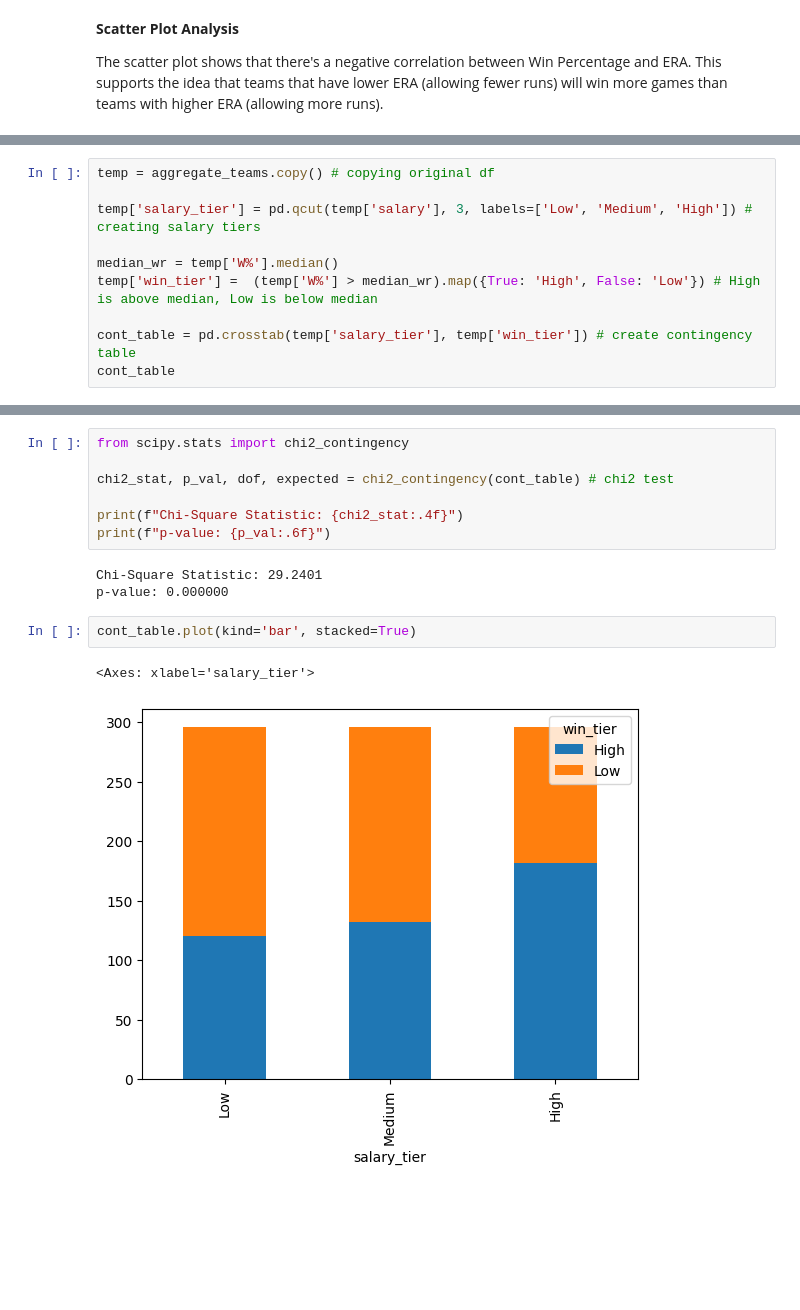
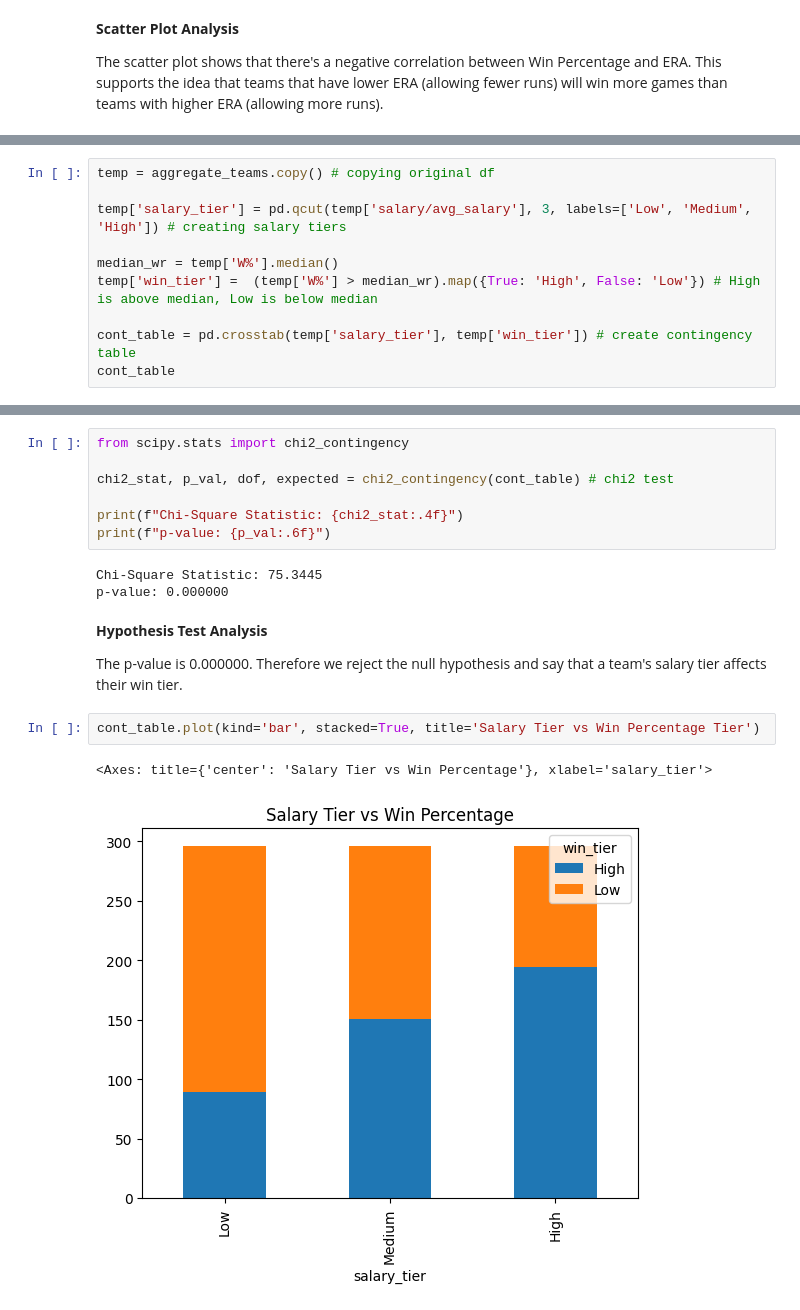
Before and after one commit to Charipi/CMSC320_Final, a Jupyter notebook: main.ipynb, the cells around one changed output, grey strips where cells are left out. Saved outputs shown, nothing was run; the diff lists cells and outputs as text; blank space fills up the shorter version.

Commit message:
Changed salary vs. win rate analysis to use ratio of salary/league average salary to better compare teams across different times. Some minor cleaning.

```diff
--- a/main.ipynb
+++ b/main.ipynb
@@ -156,7 +164,7 @@ HA = There is some association between team salary tier (categorical version of
 # %%
 temp = aggregate_teams.copy() # copying original df
 
-temp['salary_tier'] = pd.qcut(temp['salary'], 3, labels=['Low', 'Medium', 'High']) # creating salary tiers
+temp['salary_tier'] = pd.qcut(temp['salary/avg_salary'], 3, labels=['Low', 'Medium', 'High']) # creating salary tiers
 
 median_wr = temp['W%'].median()
 temp['win_tier'] =  (temp['W%'] > median_wr).map({True: 'High', False: 'Low'}) # High is above median, Low is below median
@@ -177,11 +185,15 @@ chi2_stat, p_val, dof, expected = chi2_contingency(cont_table) # chi2 test
 print(f"Chi-Square Statistic: {chi2_stat:.4f}")
 print(f"p-value: {p_val:.6f}")
 # %% [output]
-Chi-Square Statistic: 29.2401
+Chi-Square Statistic: 75.3445
 p-value: 0.000000
+# %% [markdown]
+**Hypothesis Test Analysis**
+
+The p-value is 0.000000. Therefore we reject the null hypothesis and say that a team's salary tier affects their win tier.
 # %%
-cont_table.plot(kind='bar', stacked=True)
+cont_table.plot(kind='bar', stacked=True, title='Salary Tier vs Win Percentage Tier')
 # %% [output]
-<Axes: xlabel='salary_tier'>
+<Axes: title={'center': 'Salary Tier vs Win Percentage'}, xlabel='salary_tier'>
-[figure, old version]
+[figure, new version]
 # %% [markdown]
```
Also changed, not shown: parts of 8 cells of this notebook.
